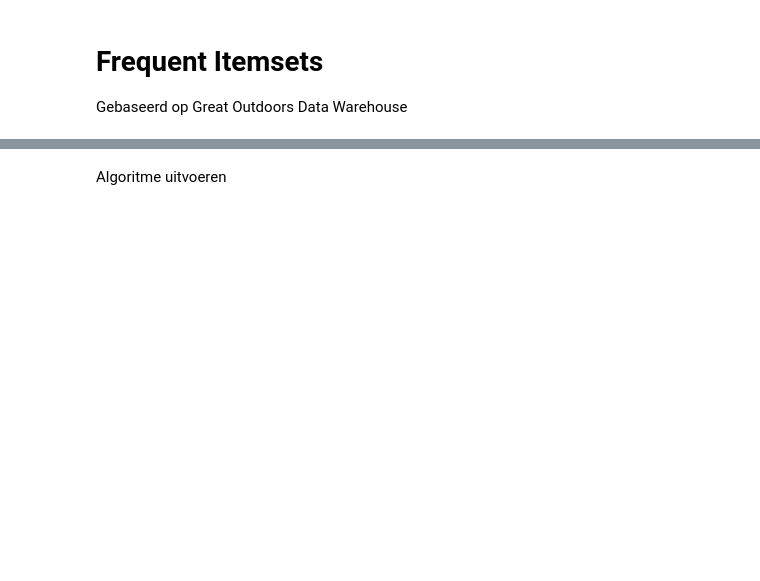
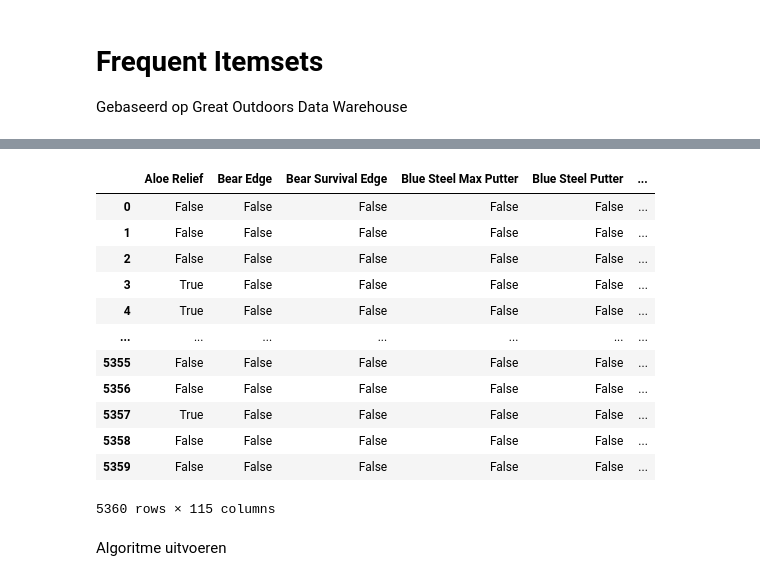
Before and after one commit to OutworldToast/AI-modellen, a Jupyter notebook: Frequent Itemsets/frequentitemsets.ipynb, the cells around one changed output, grey strips where cells are left out. Drawn from its saved outputs; the diff is of its cells as text; code cells hidden in the pictures; blank space fills up the shorter version.

```diff
--- a/Frequent Itemsets/frequentitemsets.ipynb
+++ b/Frequent Itemsets/frequentitemsets.ipynb
@@ -28,15 +75,35 @@ product_df
 # %%
 # Merge de tabellen op PRODUCT_product_number en PRODUCT_code
 merged_df = pd.merge(
-    order_df[['PRODUCT_product_number', 'ORDER_order_number']],
-    product_df[['PRODUCT_code', 'PRODUCT_name']],
-    left_on='PRODUCT_product_number', right_on='PRODUCT_code',
+    order_df[['PRODUCT_NUMBER', 'ORDER_NUMBER']],
+    product_df[['PRODUCT_NUMBER', 'PRODUCT_NAME']],
+    left_on='PRODUCT_NUMBER', right_on='PRODUCT_NUMBER',
     how='left'
 )
-# %%
-# Dummy encoden van de producten
-encoded_df = pd.get_dummies(merged_df.set_index('ORDER_order_number')['PRODUCT_name']).max(level=0).astype(bool)
-encoded_df
+# %%
+# Dummy encoden van de producten
+grouped_df = merged_df.groupby('ORDER_NUMBER')['PRODUCT_NAME'].apply(list).reset_index()
+grouped_df.set_index('ORDER_NUMBER', inplace=True)
+
+te = TransactionEncoder()
+te_ary = te.fit(grouped_df['PRODUCT_NAME']).transform(grouped_df['PRODUCT_NAME'])
+te_df = pd.DataFrame(te_ary, columns=te.columns_)
+
+te_df
+# %% [output]
+|  | Aloe Relief | Bear Edge | Bear Survival Edge | Blue Steel Max Putter | Blue Steel Putter | ... |
+| 0 | False | False | False | False | False | ... |
+| 1 | False | False | False | False | False | ... |
+| 2 | False | False | False | False | False | ... |
+| 3 | True | False | False | False | False | ... |
+| 4 | True | False | False | False | False | ... |
+| ... | ... | ... | ... | ... | ... | ... |
+| 5355 | False | False | False | False | False | ... |
+| 5356 | False | False | False | False | False | ... |
+| 5357 | True | False | False | False | False | ... |
+| 5358 | False | False | False | False | False | ... |
+| 5359 | False | False | False | False | False | ... |
+5360 rows × 115 columns
 # %% [markdown]
 Algoritme uitvoeren
 # %%
```
Also changed, not shown: parts of 7 cells of this notebook.
